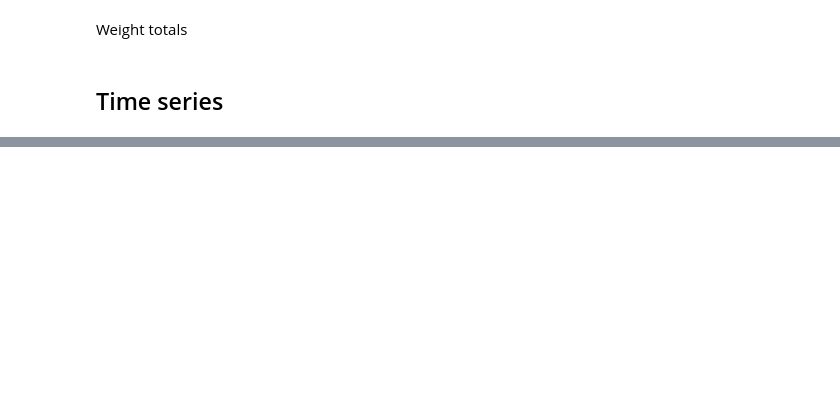
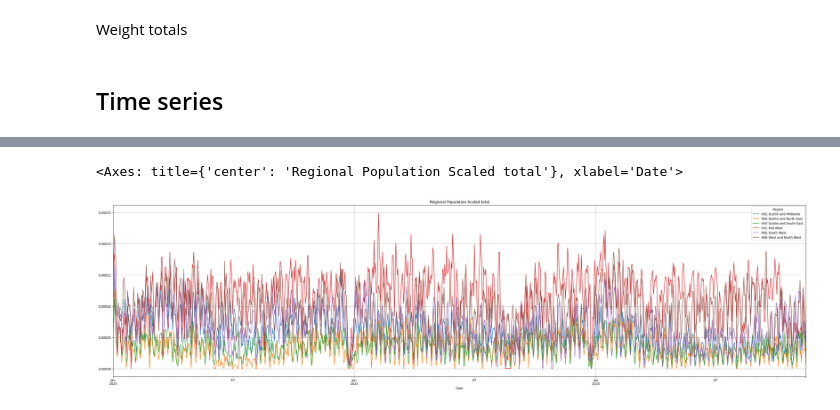
Before and after one commit to hotsoupisgood/scraping-hse-trolly-data, a Jupyter notebook: cleaning.ipynb, the cells around one changed output, grey strips where cells are left out. Drawn from its saved outputs; the diff is of its cells as text; code cells hidden in the pictures; blank space fills up the shorter version.

```diff
--- a/cleaning.ipynb
+++ b/cleaning.ipynb
@@ -103,9 +112,8 @@ df['Population Scaled Total']=df['Total']/df['Region_Population']
 # %% [markdown]
 ## Time series
 # %%
-df[df["Hospital"].str.contains("Total")].pivot_table(
-      index='Date',
-      columns='Hospital',
-      values='Population Scaled Total'
-  ).rolling(window=15).mean().plot(figsize=(30,10), grid=True, legend=True, title="Regional totals")
+# Remove regional totals, group by date and region
+# Sum totals
+region_df=df[~df["Hospital"].str.contains("Total")].groupby(['Date','Region'])['Total'].sum().unstack()
+region_df=
 # %% [output]
@@ -126,0 +121,4 @@ df[df["Hospital"].str.contains("Total")].groupby(["weekday","Hospital"])['Popula
+# %%
+# Scale each column by population
+region_df=region_df.div(pop_dict)
+region_df.head()
@@ -126,0 +133,6 @@ df[df["Hospital"].str.contains("Total")].groupby(["weekday","Hospital"])['Popula
+# %%
+# Plot with rolling average
+region_df.plot(figsize=(100,10), grid=True, legend=True, title="Regional Population Scaled total")
+# %% [output]
+<Axes: title={'center': 'Regional Population Scaled total'}, xlabel='Date'>
+[figure, added]
```
Also changed, not shown: parts of 15 cells of this notebook, 1 other file.
